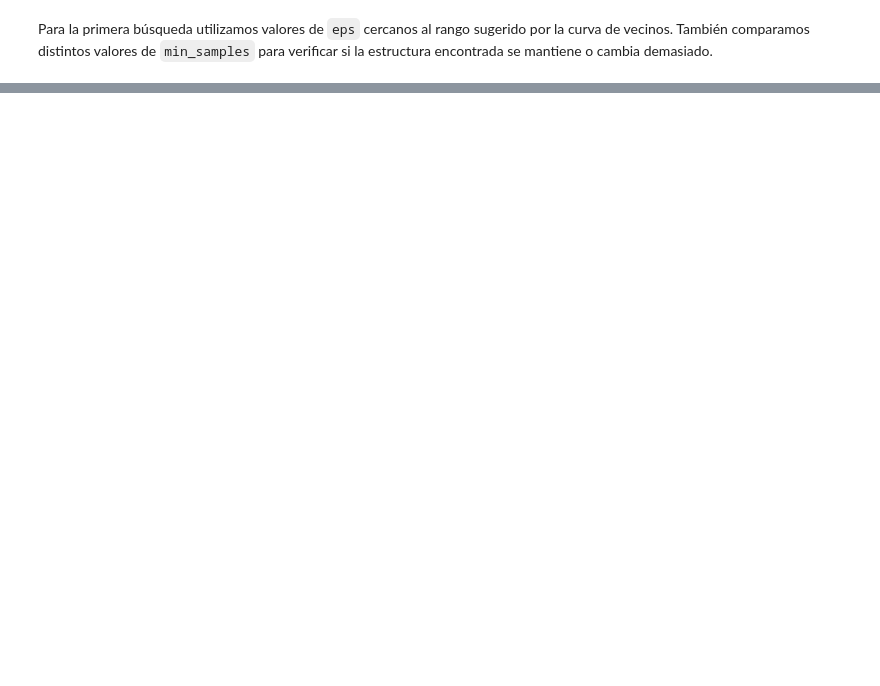
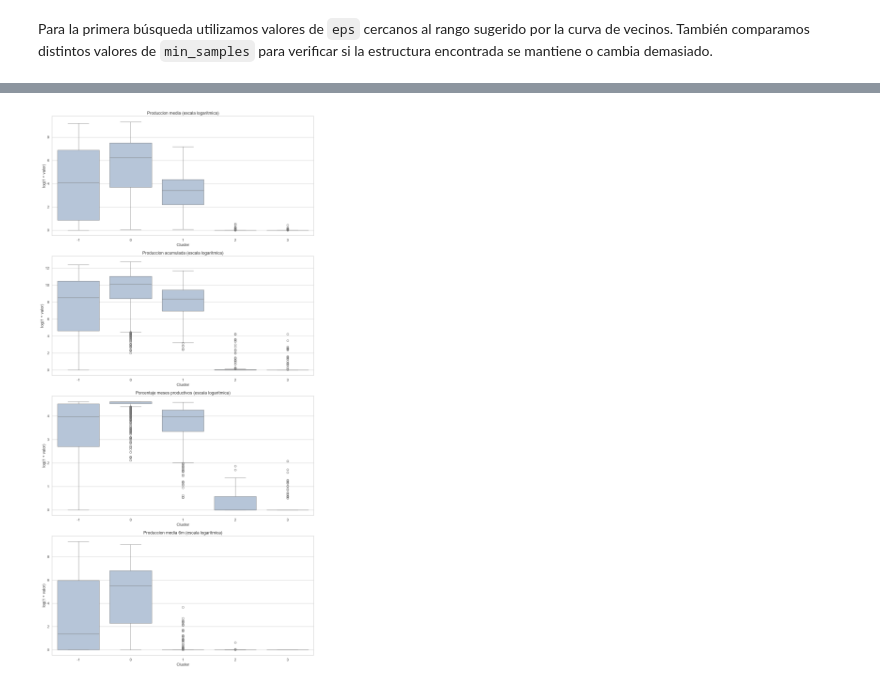
Before and after one commit to alexParedes027/oil-production-prediction, a Jupyter notebook: notebooks/07_modelado_clustering.ipynb, the cells around one changed output, grey strips where cells are left out. Saved outputs shown, nothing was run; the diff lists cells and outputs as text; code cells hidden in the pictures; blank space fills up the shorter version.

```diff
--- a/notebooks/07_modelado_clustering.ipynb
+++ b/notebooks/07_modelado_clustering.ipynb
@@ -511,0 +875,44 @@ display(
+# %%
+variables_graficos_clusters = [
+    "produccion_media",
+    "produccion_acumulada",
+    "porcentaje_meses_productivos",
+    "produccion_media_6m",
+]
+
+perfiles_graficos = perfiles_candidato.copy()
+
+for variable in variables_graficos_clusters:
+    perfiles_graficos[f"{variable}_log1p"] = np.log1p(
+        perfiles_graficos[variable]
+    )
+
+fig, ejes = plt.subplots(
+    nrows=4,
+    ncols=1,
+    figsize=(12, 24)
+)
+
+for eje, variable in zip(ejes, variables_graficos_clusters):
+    columna_transformada = f"{variable}_log1p"
+
+    sns.boxplot(
+        data=perfiles_graficos,
+        x="cluster",
+        y=columna_transformada,
+        color="lightsteelblue",
+        ax=eje,
+    )
+
+    eje.set_title(
+        f"{variable.replace('_', ' ').capitalize()} "
+        "(escala logarítmica)",
+        fontsize=13,
+    )
+    eje.set_xlabel("Cluster")
+    eje.set_ylabel("log(1 + valor)")
+
+plt.tight_layout()
+plt.show()
+# %% [output]
+[figure, added]
```
Also changed, not shown: parts of 22 cells of this notebook.
